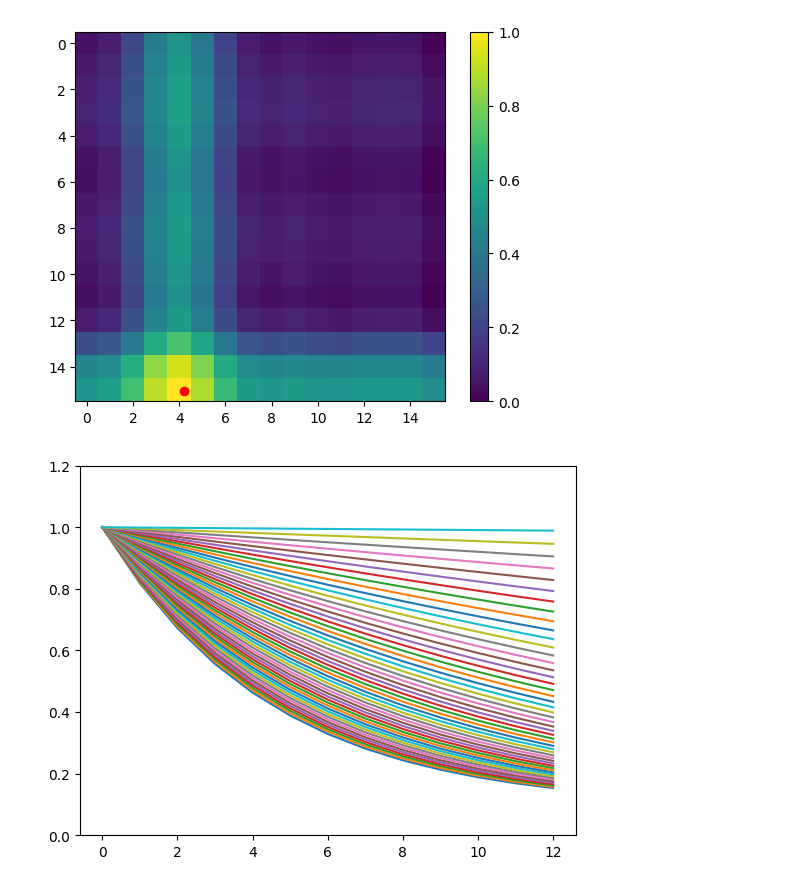
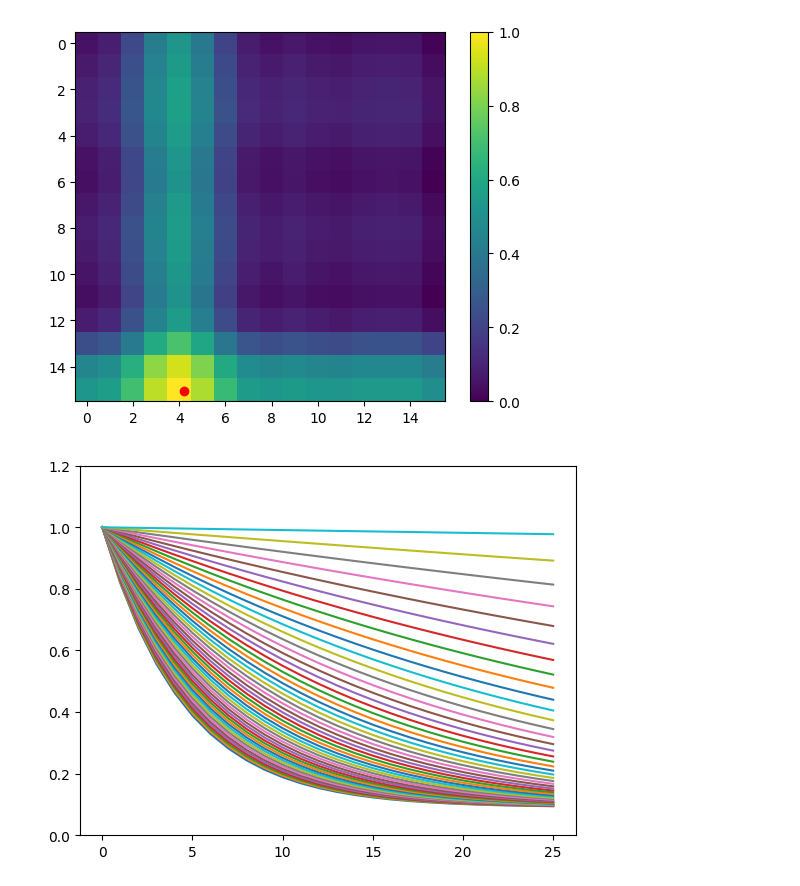
Before and after one commit to Leo00010011/From-Noisy-Eye-Tracking-To-Scanpath, a Jupyter notebook: src/notebooks/test_gaussian_fourier.ipynb, the cells around one changed output. Saved outputs shown, nothing was run; the diff lists cells and outputs as text; code cells hidden in the pictures.

```diff
--- a/src/notebooks/test_gaussian_fourier.ipynb
+++ b/src/notebooks/test_gaussian_fourier.ipynb
@@ -42,14 +42,14 @@ torch.Size([2])
 <matplotlib.image.AxesImage at 0x...>
 [figure]
 # %%
-x = torch.arange(13)
+x = torch.arange(26)
 b = 0.8
 plt.ylim(0, 1.2)
 b = torch.linspace(0.8,0.999,50)
 alpha = 10
 for i in range(50):
     y = (alpha* (b[i]**x) + 1)/(1 + alpha)
     plt.plot(x,y)
 plt.show()
 # %% [output]
-[figure, old version]
+[figure, new version]
```
Also changed, not shown: 1 other file.
